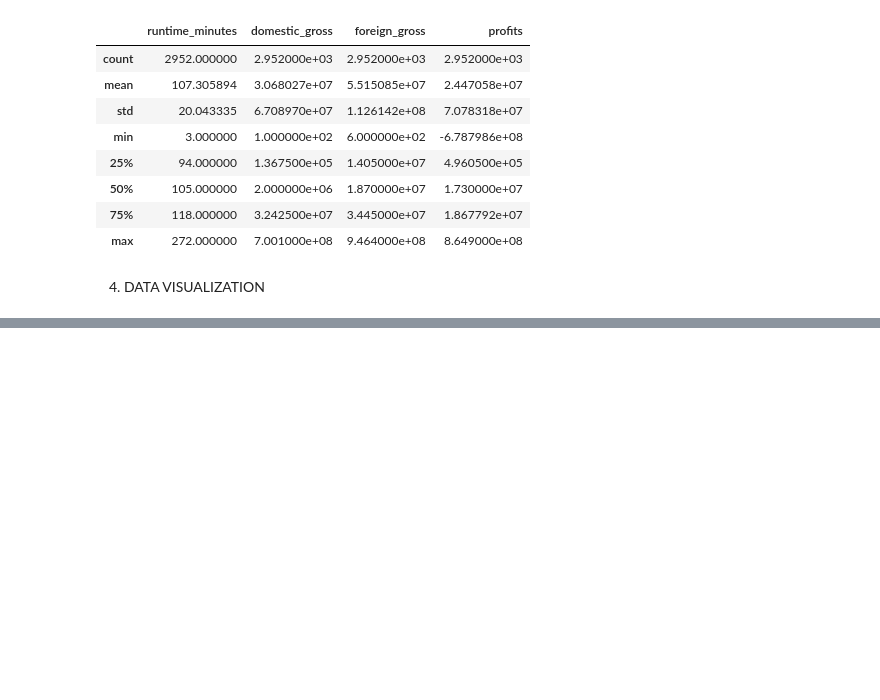
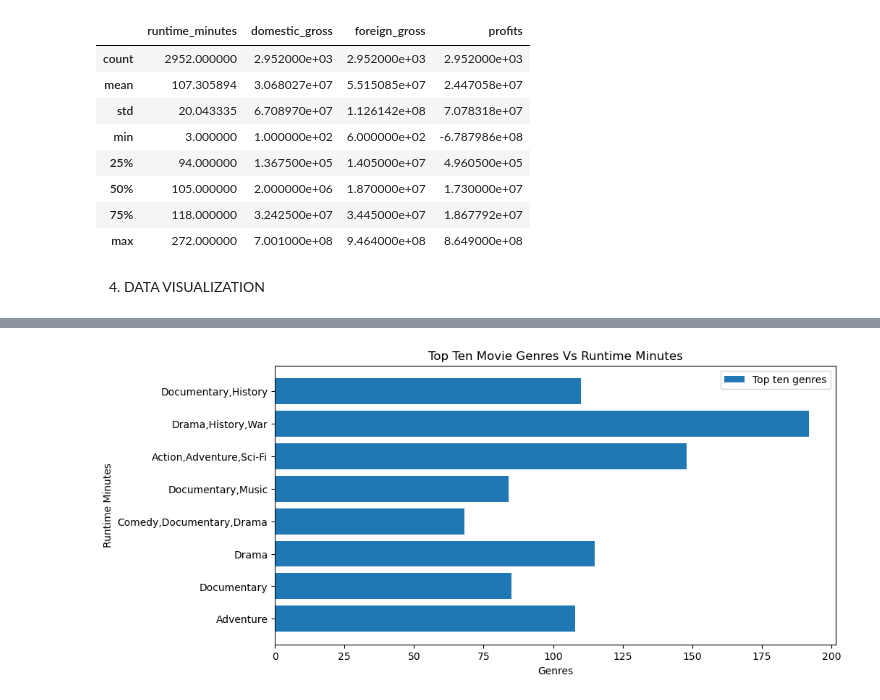
Before and after one commit to lynnndero/PHASE--1-PROJECT, a Jupyter notebook: Index.ipynb, the cells around one changed output, grey strips where cells are left out. Drawn from its saved outputs; the diff is of its cells as text; code cells hidden in the pictures; blank space fills up the shorter version.

```diff
--- a/Index.ipynb
+++ b/Index.ipynb
@@ -528,0 +575,14 @@ movie_stat_summary
+# %%
+#plot bar chart of the runtime of the top genres
+x= Top_ten_movie_genre['genres'].head(10)
+y= Top_ten_movie_genre['runtime_minutes'].head(10)
+
+plt.figure(figsize=(10,5))
+plt.barh(x, y, label = 'Top ten genres')
+plt.xlabel('Genres')
+plt.ylabel('Runtime Minutes')
+plt.title('Top Ten Movie Genres Vs Runtime Minutes')
+plt.legend()
+plt.show()
+# %% [output]
+[figure, added]
```
Also changed, not shown: parts of 15 cells of this notebook.
